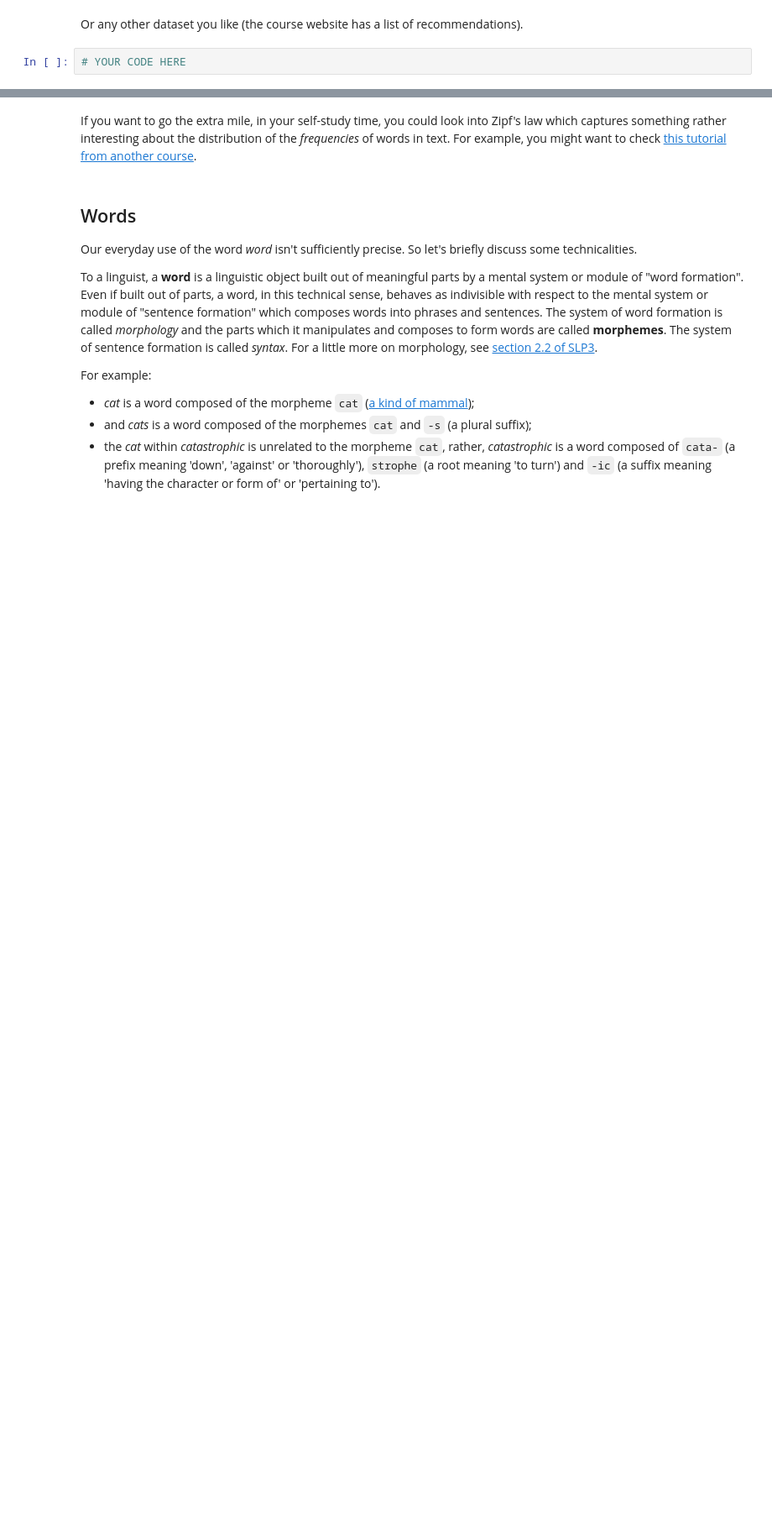
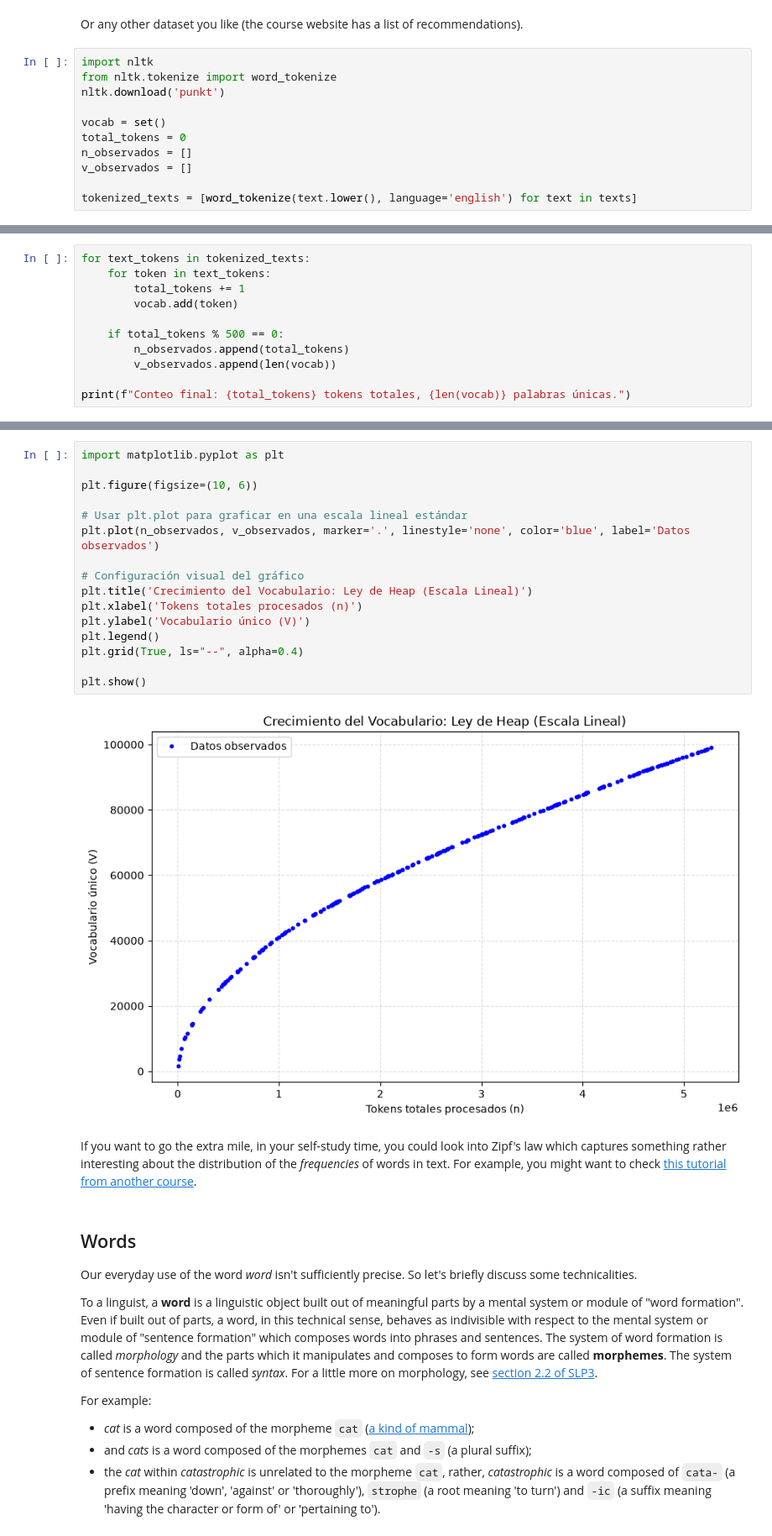
Before and after one commit to samueladrados/nlp_first_assignment, a Jupyter notebook: part1/tutorial.ipynb, the cells around one changed output, grey strips where cells are left out. Shown at 84% size. Cells and saved outputs as stored; diff of their text form; blank space fills up the shorter version.

```diff
--- a/part1/tutorial.ipynb
+++ b/part1/tutorial.ipynb
@@ -207,4 +252,13 @@ print(f"Downloaded {len(texts)} texts; the first of which is shown below:\n{text
 # %% [markdown]
 Or any other dataset you like (the course website has a list of recommendations).
 # %%
-# YOUR CODE HERE
+import nltk
+from nltk.tokenize import word_tokenize
+nltk.download('punkt')
+
+vocab = set()
+total_tokens = 0
+n_observados = []
+v_observados = []
+
+tokenized_texts = [word_tokenize(text.lower(), language='english') for text in texts]
@@ -210,0 +272,11 @@ Or any other dataset you like (the course website has a list of recommendations)
+# %%
+for text_tokens in tokenized_texts:
+    for token in text_tokens:
+        total_tokens += 1
+        vocab.add(token)
+
+    if total_tokens % 500 == 0:
+        n_observados.append(total_tokens)
+        v_observados.append(len(vocab))
+
+print(f"Conteo final: {total_tokens} tokens totales, {len(vocab)} palabras únicas.")
@@ -211,3 +285,21 @@ Or any other dataset you like (the course website has a list of recommendations)
+# %%
+import matplotlib.pyplot as plt
+
+plt.figure(figsize=(10, 6))
+
+# Usar plt.plot para graficar en una escala lineal estándar
+plt.plot(n_observados, v_observados, marker='.', linestyle='none', color='blue', label='Datos observados')
+
+# Configuración visual del gráfico
+plt.title('Crecimiento del Vocabulario: Ley de Heap (Escala Lineal)')
+plt.xlabel('Tokens totales procesados (n)')
+plt.ylabel('Vocabulario único (V)')
+plt.legend()
+plt.grid(True, ls="--", alpha=0.4)
+
+plt.show()
+# %% [output]
+[figure, added]
 # %% [markdown]
 If you want to go the extra mile, in your self-study time, you could look into Zipf's law which captures something rather interesting about the distribution of the _frequencies_ of words in text. For example, you might want to check [this tutorial from another course](https://github.com/probabll/ntmi-tutorials/blob/main/Rank%20frequency.ipynb).
 # %% [markdown]
```
Also changed, not shown: parts of 65 cells of this notebook.
